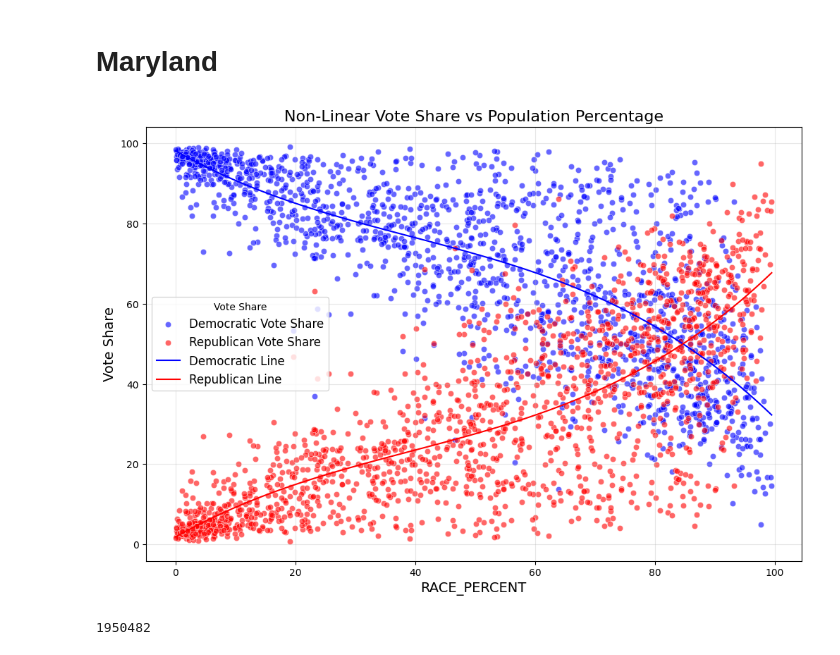
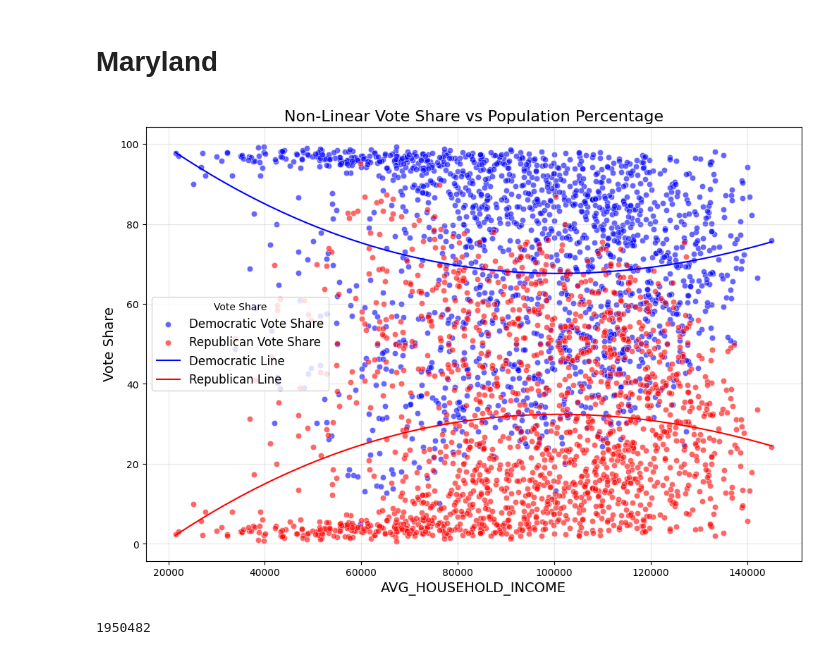
Before and after one commit to SBU-CSE-416/votifier, a Jupyter notebook: server/data/preprocess_gingles.ipynb, the cells around one changed output. Drawn from its saved outputs; the diff is of its cells as text; code cells hidden in the pictures.

```diff
--- a/server/data/preprocess_gingles.ipynb
+++ b/server/data/preprocess_gingles.ipynb
@@ -261,18 +262,18 @@ md_white_pop_vote_share_df = process_population_vote_share(md_race_df, md_electi
 md_black_pop_vote_share_df = process_population_vote_share(md_race_df, md_election_gov_df, md_region_type_df, md_econ_df, 'RACE_PERCENT', 'BLK_NHSP22')
 md_asian_pop_vote_share_df = process_population_vote_share(md_race_df, md_election_gov_df, md_region_type_df, md_econ_df, 'RACE_PERCENT', 'ASN_NHSP22')
 md_hispanic_pop_vote_share_df = process_population_vote_share(md_race_df, md_election_gov_df, md_region_type_df, md_econ_df, 'RACE_PERCENT', 'HPI_NHSP22')
-md_income_pop_vote_share_df = process_income_vote_share(sc_election_gov_df, sc_region_type_df, sc_econ_df)
+md_income_pop_vote_share_df = process_income_vote_share(md_election_gov_df, md_region_type_df, md_econ_df)
 # %%
 plot_vote_share_vs_population(
-    df=md_white_pop_vote_share_df,
-    population_col='RACE_PERCENT',
+    df=md_income_pop_vote_share_df,
+    population_col='AVG_HOUSEHOLD_INCOME',
     dem_col='DEMOCRATIC_VOTE_SHARE',
     rep_col='REPUBLICAN_VOTE_SHARE',
     region_type='all',
     degree=3
 )
 # %% [output]
-[figure, old version]
+[figure, new version]
 # %%
 md_white_pop_vote_share_list = md_white_pop_vote_share_df.to_dict(orient='records')
 md_black_pop_vote_share_list = md_black_pop_vote_share_df.to_dict(orient='records')
```
Also changed, not shown: parts of 1 cell of this notebook, 5 other files.
